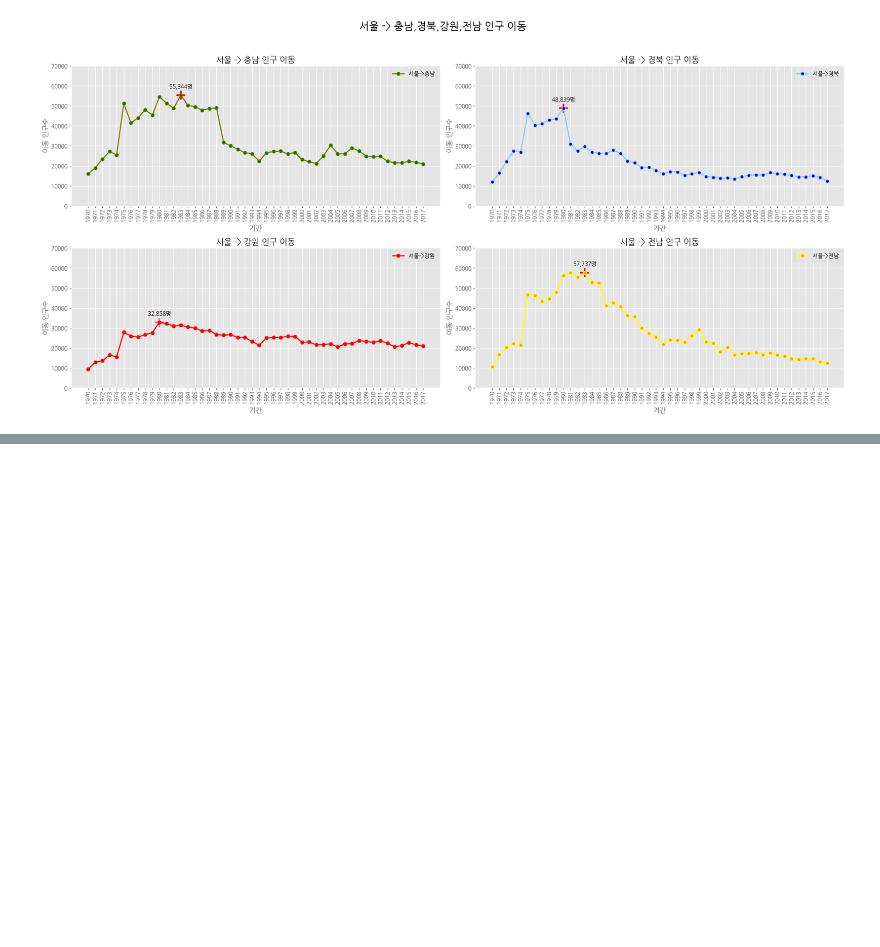
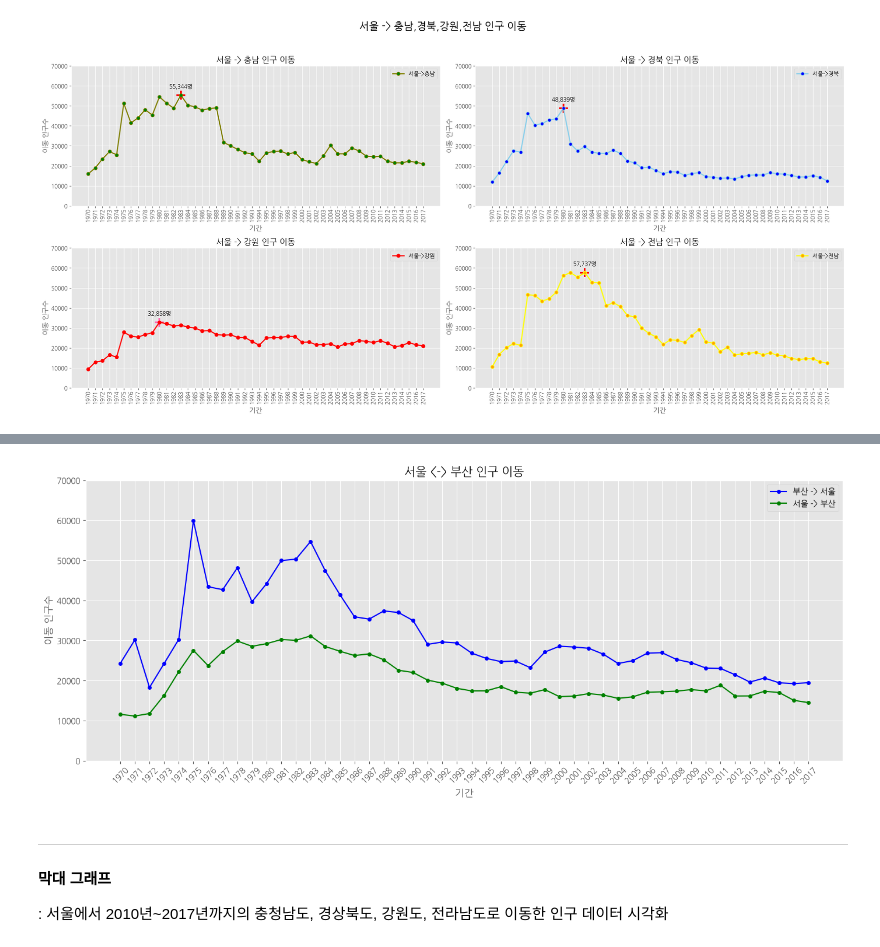
Before and after one commit to jgw00518-max/bootcamp_practice, a Jupyter notebook: Python/Explorer/DataAnalysis/Note/07.시각화도구.ipynb, the cells around one changed output, grey strips where cells are left out. Cells and saved outputs as stored; diff of their text form; code cells hidden in the pictures; blank space fills up the shorter version.

```diff
--- a/Python/Explorer/DataAnalysis/Note/07.시각화도구.ipynb
+++ b/Python/Explorer/DataAnalysis/Note/07.시각화도구.ipynb
@@ -903,0 +928,26 @@ Name: 전라남도, dtype: int64
+# %%
+sr_sb = df_seoul.loc['부산광역시', '1970':'2017']
+# %%
+plt.style.use('ggplot')
+
+# 1행 1열 그래프
+fig, ax = plt.subplots(1, 1, figsize=(14, 6))
+
+ax.plot(sr_two, color='blue', marker='o', markersize=4, label='부산 -> 서울')
+ax.plot(sr_sb, color='green', marker='o', markersize=4, label='서울 -> 부산')
+
+ax.set_title('서울 <-> 부산 인구 이동')
+ax.set_xlabel('기간')
+ax.set_ylabel('이동 인구수')
+ax.set_ylim(0, 70000)
+ax.tick_params(axis='x', labelrotation=45)
+ax.legend()
+
+plt.tight_layout()
+plt.show()
+# %% [output]
+[figure, added]
+# %% [markdown]
+----
+#### 막대 그래프
+: 서울에서 2010년~2017년까지의 충청남도, 경상북도, 강원도, 전라남도로 이동한 인구 데이터 시각화
```
Also changed, not shown: parts of 32 cells of this notebook, 11 other files.
